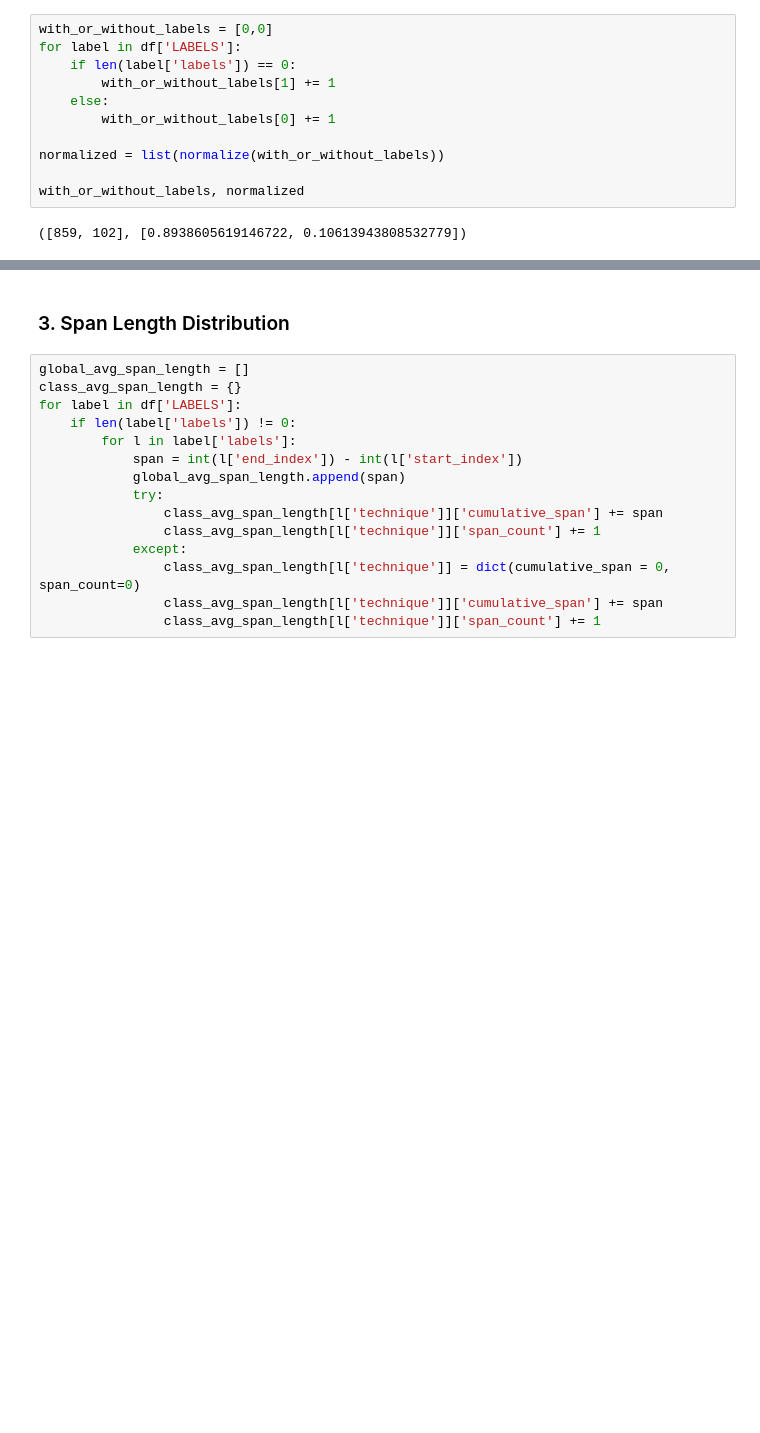
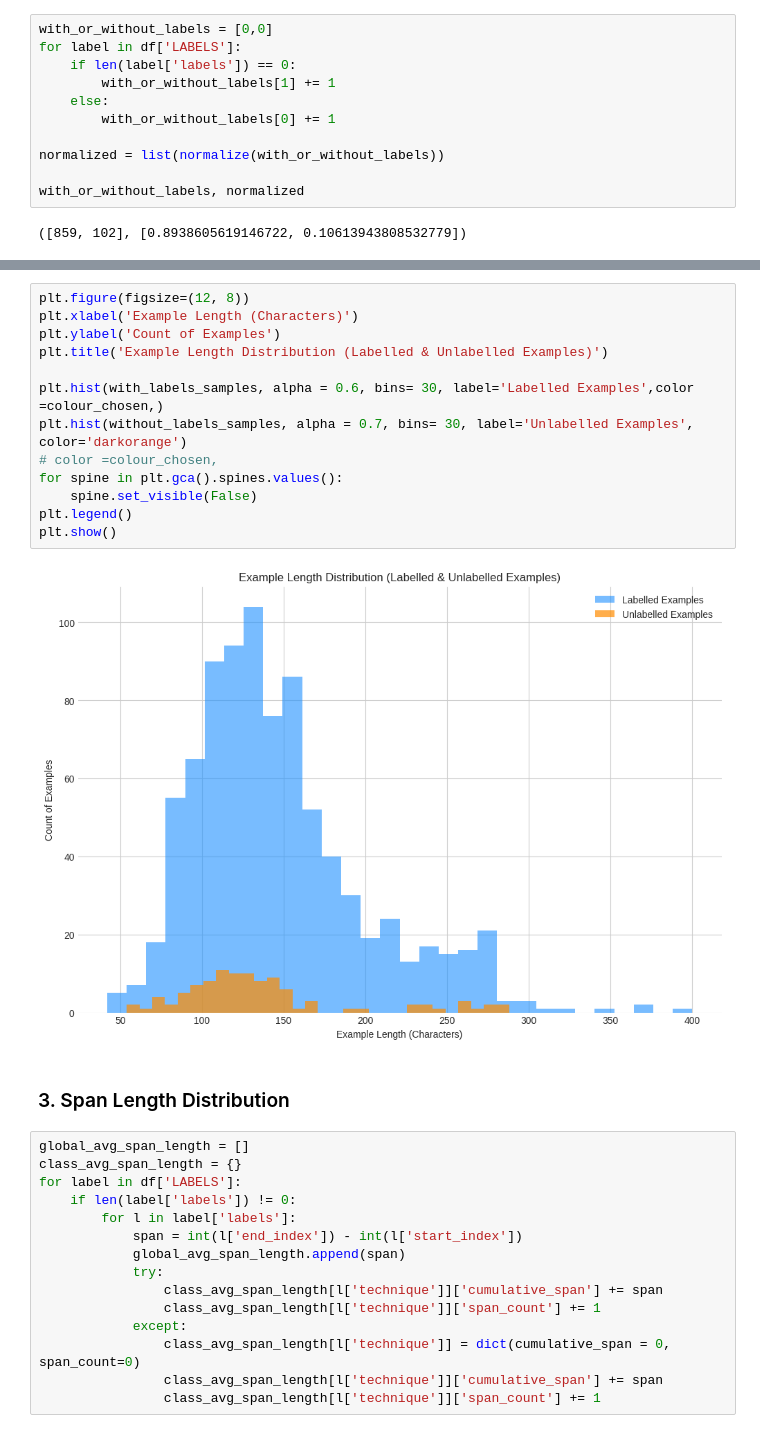
Before and after one commit to umar1997/Propaganda_Detection_on_Code_Switched_Data, a Jupyter notebook: Dataset/dataset_statistics.ipynb, the cells around one changed output, grey strips where cells are left out. Cells and saved outputs as stored; diff of their text form; blank space fills up the shorter version.

```diff
--- a/Dataset/dataset_statistics.ipynb
+++ b/Dataset/dataset_statistics.ipynb
@@ -302,3 +351,18 @@ plt.show()
+# %%
+plt.figure(figsize=(12, 8))
+plt.xlabel('Example Length (Characters)')
+plt.ylabel('Count of Examples')
+plt.title('Example Length Distribution (Labelled & Unlabelled Examples)')
+
+plt.hist(with_labels_samples, alpha = 0.6, bins= 30, label='Labelled Examples',color =colour_chosen,)
+plt.hist(without_labels_samples, alpha = 0.7, bins= 30, label='Unlabelled Examples', color='darkorange')
+# color =colour_chosen,
+for spine in plt.gca().spines.values():
+    spine.set_visible(False)
+plt.legend()
+plt.show()
+# %% [output]
+[figure, added]
 # %% [markdown]
 ### 3. Span Length Distribution
 # %%
```
Also changed, not shown: parts of 14 cells of this notebook, 21 other files.
